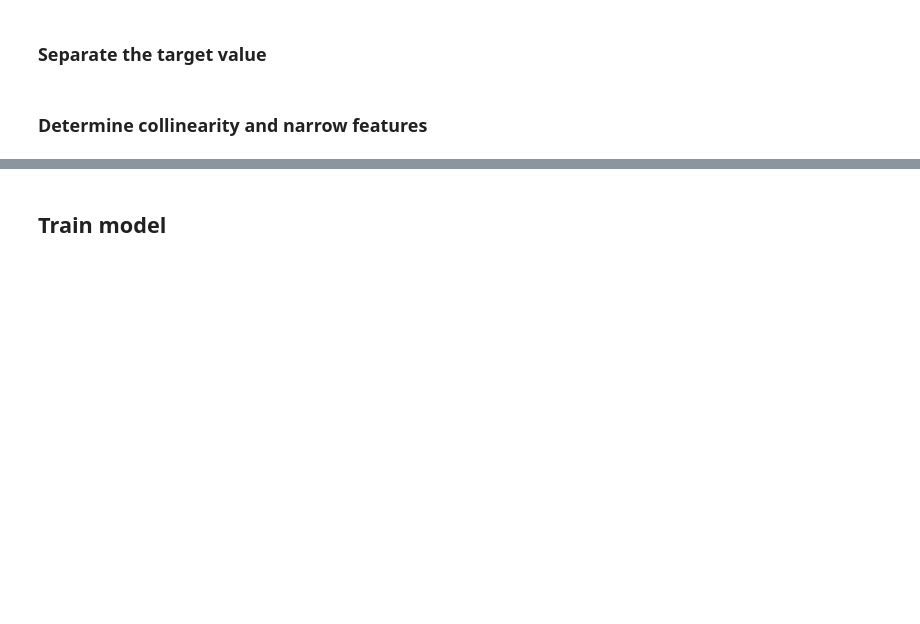
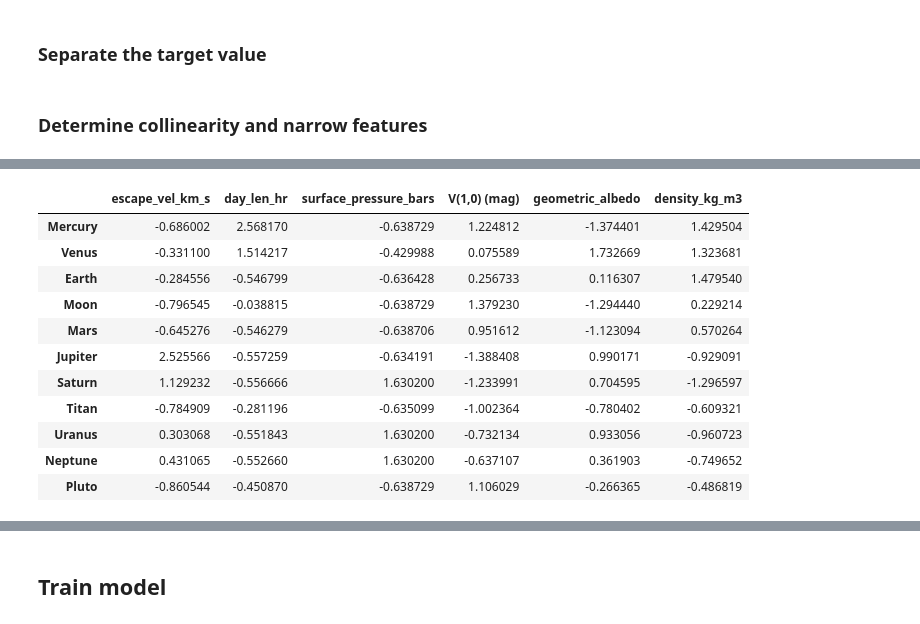
Before and after one commit to julielinx/experiments, a Jupyter notebook: datascience_diary/10b_nb_reorder_and_predict.ipynb, the cells around one changed output, grey strips where cells are left out. Drawn from its saved outputs; the diff is of its cells as text; code cells hidden in the pictures; blank space fills up the shorter version.

```diff
--- a/datascience_diary/10b_nb_reorder_and_predict.ipynb
+++ b/datascience_diary/10b_nb_reorder_and_predict.ipynb
@@ -61,5 +35,0 @@ def preprocess_data(df, scaler=StandardScaler(), encoder=ce.OrdinalEncoder):
-# %%
-index = planets.index.tolist()
-scaler = StandardScaler()
-num_features = planets.select_dtypes('number').columns.tolist()
-pd.DataFrame(scaler.fit_transform(planets[num_features]), columns=num_features, index=index)
@@ -80,5 +36,5 @@ pd.DataFrame(scaler.fit_transform(planets[num_features]), columns=num_features,
 # %%
-def preprocess_data(df, scaler=StandardScaler(), encoder=ce.OrdinalEncoder):
+def train_preprocess(df, scaler=StandardScaler(), encoder=ce.OrdinalEncoder):
     index = df.index.tolist()
 
     num_features = df.select_dtypes('number').columns.tolist()
@@ -89,4 +45,8 @@ def preprocess_data(df, scaler=StandardScaler(), encoder=ce.OrdinalEncoder):
     cat_encoder = encoder(cols=cat_features)
     cat_encode = cat_encoder.fit_transform(df[cat_features])
     cat_df = pd.DataFrame(cat_encode, columns=cat_features, index=index)
+
+    df = pd.concat([num_df, cat_df], axis=1).fillna(-1)
+
+    return df, scaler, cat_encoder
 # %%
@@ -316,0 +129,16 @@ memory usage: 1.2+ KB
+# %%
+planets_stdz, scaler, cat_encoder = train_preprocess(non_coll)
+planets_stdz
+# %% [output]
+|  | escape_vel_km_s | day_len_hr | surface_pressure_bars | V(1,0) (mag) | geometric_albedo | density_kg_m3 |
+| Mercury | -0.686002 | 2.568170 | -0.638729 | 1.224812 | -1.374401 | 1.429504 |
+| Venus | -0.331100 | 1.514217 | -0.429988 | 0.075589 | 1.732669 | 1.323681 |
+| Earth | -0.284556 | -0.546799 | -0.636428 | 0.256733 | 0.116307 | 1.479540 |
+| Moon | -0.796545 | -0.038815 | -0.638729 | 1.379230 | -1.294440 | 0.229214 |
+| Mars | -0.645276 | -0.546279 | -0.638706 | 0.951612 | -1.123094 | 0.570264 |
+| Jupiter | 2.525566 | -0.557259 | -0.634191 | -1.388408 | 0.990171 | -0.929091 |
+| Saturn | 1.129232 | -0.556666 | 1.630200 | -1.233991 | 0.704595 | -1.296597 |
+| Titan | -0.784909 | -0.281196 | -0.635099 | -1.002364 | -0.780402 | -0.609321 |
+| Uranus | 0.303068 | -0.551843 | 1.630200 | -0.732134 | 0.933056 | -0.960723 |
+| Neptune | 0.431065 | -0.552660 | 1.630200 | -0.637107 | 0.361903 | -0.749652 |
+| Pluto | -0.860544 | -0.450870 | -0.638729 | 1.106029 | -0.266365 | -0.486819 |
```
Also changed, not shown: parts of 32 cells of this notebook, 3 other files.
